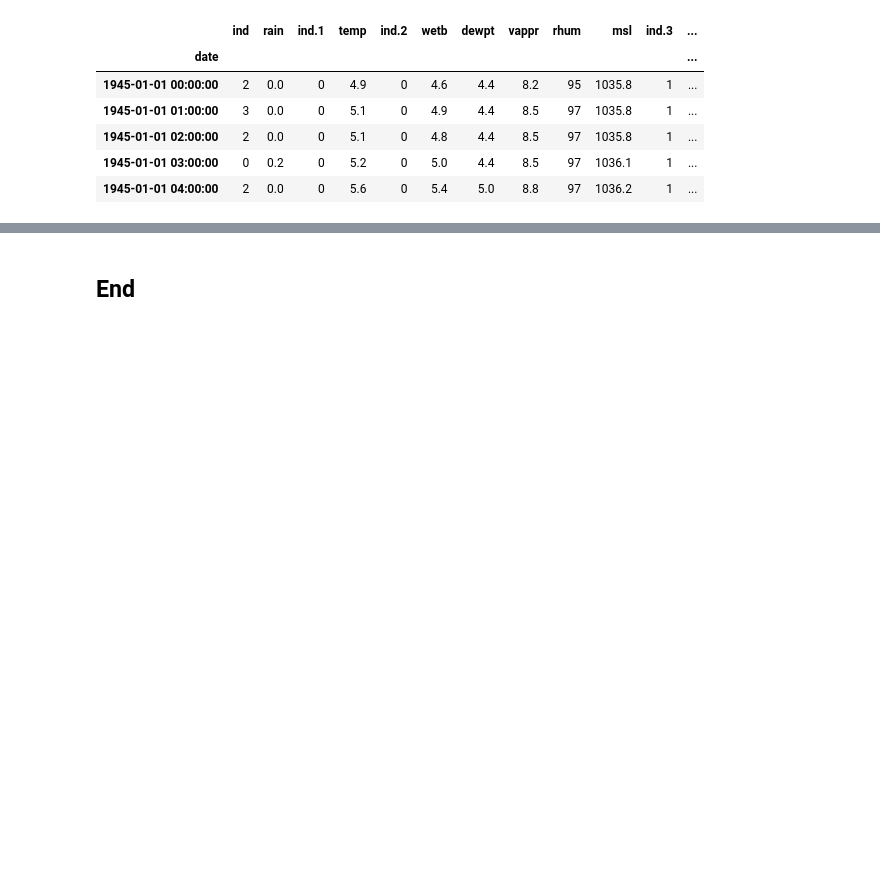
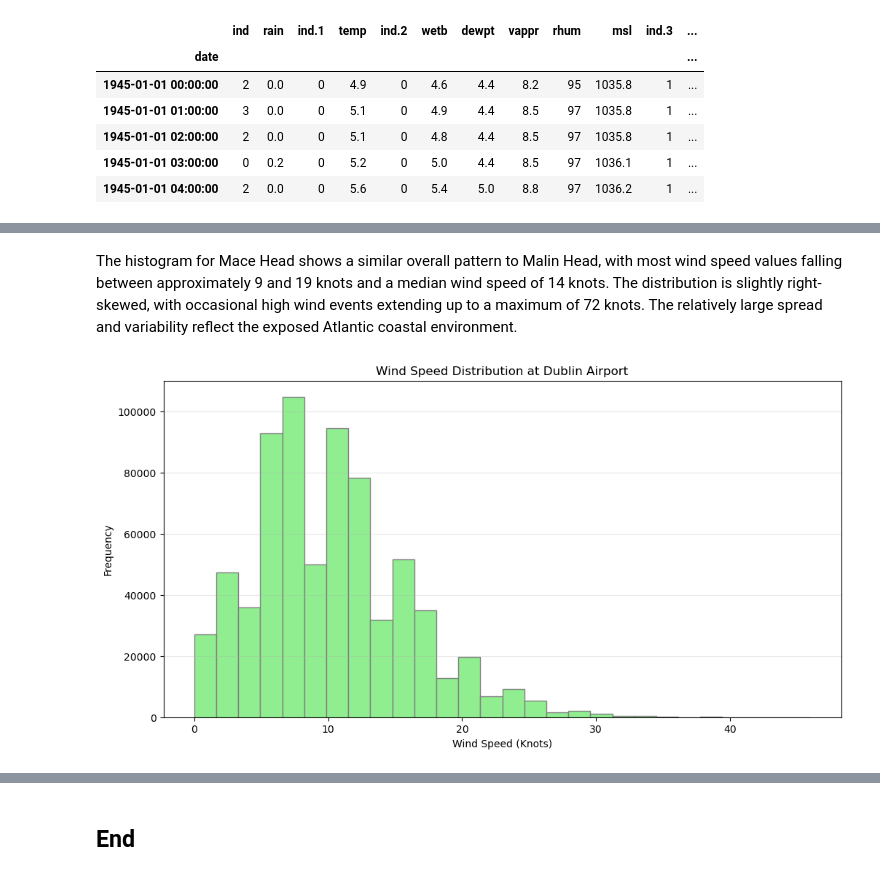
Before and after one commit to Oksyyy/programming-for-data-analytics, a Jupyter notebook: project/wind_anlysis.ipynb, the cells around one changed output, grey strips where cells are left out. Drawn from its saved outputs; the diff is of its cells as text; code cells hidden in the pictures; blank space fills up the shorter version.

```diff
--- a/project/wind_anlysis.ipynb
+++ b/project/wind_anlysis.ipynb
@@ -114,10 +119,10 @@ mace_df.head(5)
 # Define file path for Dublin Airport data
 dublin_data_dir = "../project/data/dublin_airport/"
 dublin_filename = "hly532.csv"
-dublin_file = dublin_data_dir + dublin_filename
+dublin_path = dublin_data_dir + dublin_filename
 
 # Load Dublin Airport data (skip first 23 rows)
-dublin_df = load_data(dublin_file, skiprows=23)
+dublin_df = load_data(dublin_path, skiprows=23)
 
 # Show first 5 rows
 dublin_df.head(5)
@@ -131,0 +245,15 @@ dublin_df.head(5)
+# %% [markdown]
+The histogram for Mace Head shows a similar overall pattern to Malin Head, with most wind speed values falling between approximately 9 and 19 knots and a median wind speed of 14 knots. The distribution is slightly right-skewed, with occasional high wind events extending up to a maximum of 72 knots. The relatively large spread and variability reflect the exposed Atlantic coastal environment.
+# %%
+# Plot histogram of wind speed for Dublin Airport
+plt.figure(figsize=(12, 6))
+
+plt.hist(dublin_df['wdsp'], bins=28, color='lightgreen', edgecolor='grey')
+plt.title('Wind Speed Distribution at Dublin Airport')
+plt.xlabel('Wind Speed (Knots)')
+plt.ylabel('Frequency')
+plt.grid(axis='y', alpha=0.3)
+
+plt.show()
+# %% [output]
+[figure, added]
```
Also changed, not shown: parts of 25 cells of this notebook.
